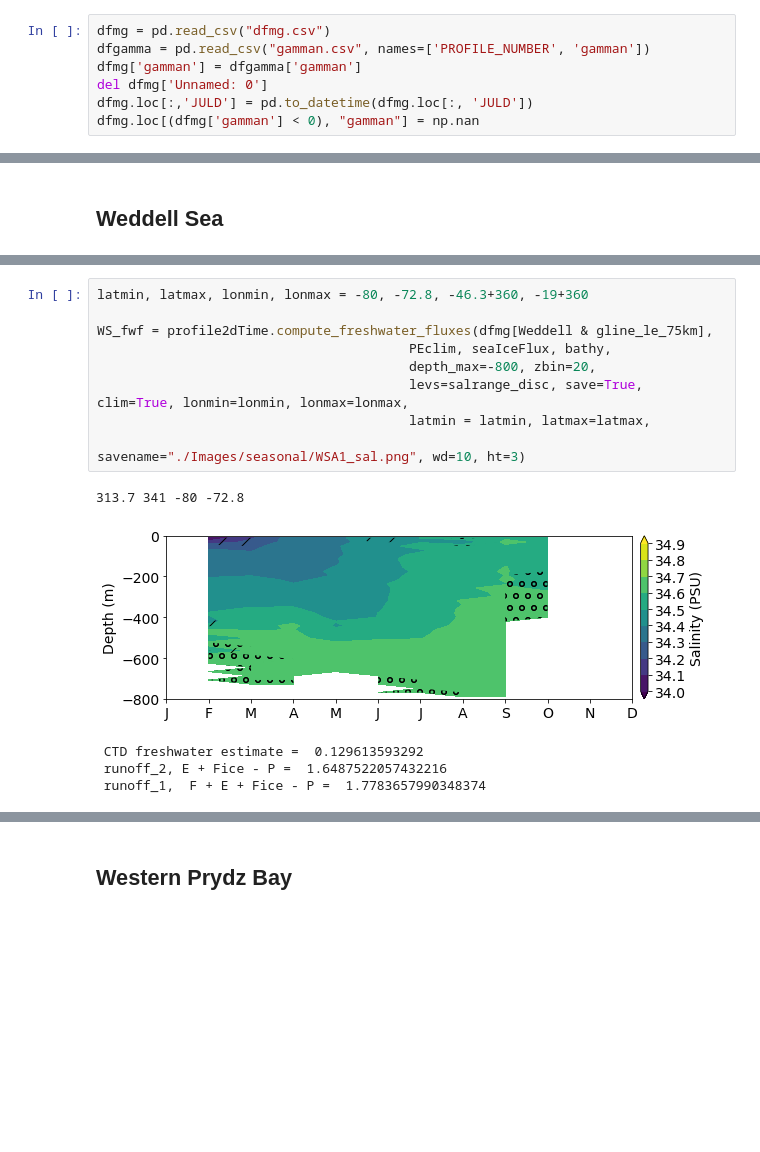
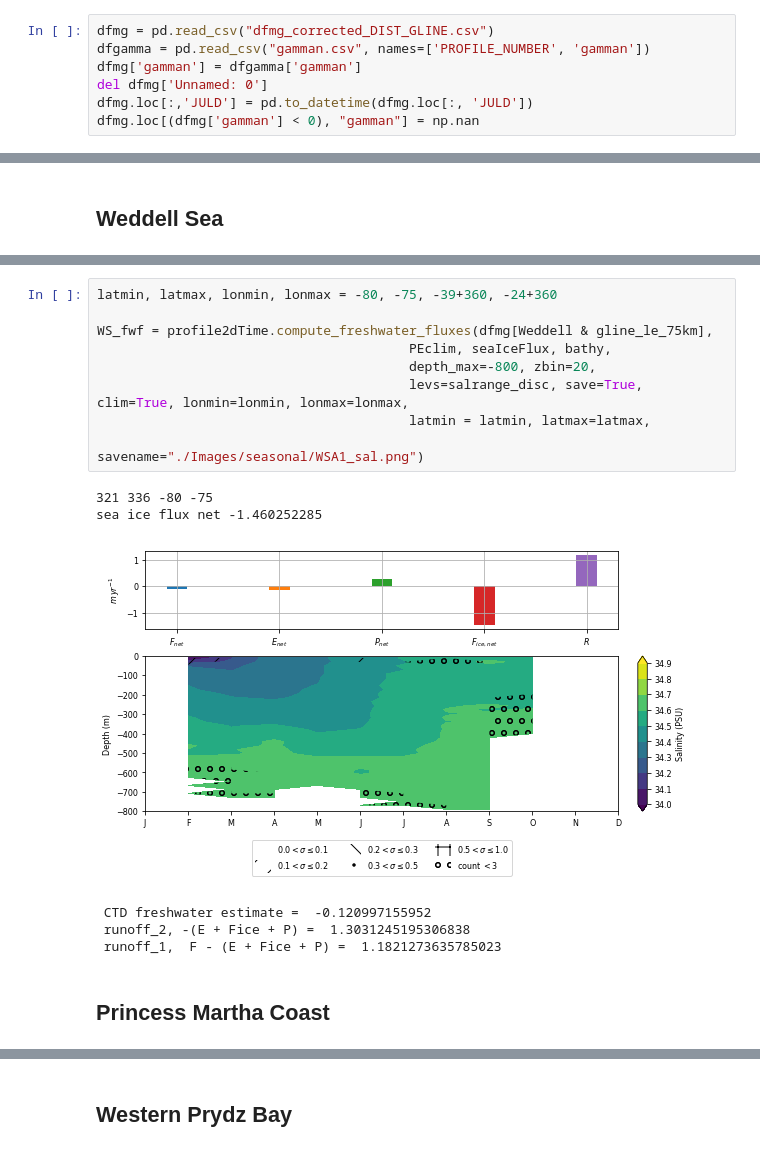
Before and after one commit to adityarn/antarctic_margins_MEOP, a Jupyter notebook: FreshwaterFluxes.ipynb, the cells around one changed output, grey strips where cells are left out. Cells and saved outputs as stored; diff of their text form; blank space fills up the shorter version.

```diff
--- a/FreshwaterFluxes.ipynb
+++ b/FreshwaterFluxes.ipynb
@@ -19,7 +20,7 @@ import numpy.ma as ma
 # %%
 from xgcm import Grid
 # %%
-dfmg = pd.read_csv("dfmg.csv")
+dfmg = pd.read_csv("dfmg_corrected_DIST_GLINE.csv")
 dfgamma = pd.read_csv("gamman.csv", names=['PROFILE_NUMBER', 'gamman'])
 dfmg['gamman'] = dfgamma['gamman']
 del dfmg['Unnamed: 0']
@@ -403,15 +400,18 @@ RS_fwf = profile2dTime.compute_freshwater_fluxes(dfmg[Ross & gline_le_75km],
 # %%
-latmin, latmax, lonmin, lonmax = -80, -72.8, -46.3+360, -19+360
+latmin, latmax, lonmin, lonmax = -80, -75, -39+360, -24+360
 
 WS_fwf = profile2dTime.compute_freshwater_fluxes(dfmg[Weddell & gline_le_75km],
                                         PEclim, seaIceFlux, bathy,
                                         depth_max=-800, zbin=20,
                                         levs=salrange_disc, save=True, clim=True, lonmin=lonmin, lonmax=lonmax,
                                         latmin = latmin, latmax=latmax,
-                                        savename="./Images/seasonal/WSA1_sal.png", wd=10, ht=3)
+                                        savename="./Images/seasonal/WSA1_sal.png")
 # %% [output]
-313.7 341 -80 -72.8
+321 336 -80 -75
+sea ice flux net -1.460252285
-[figure, old version]
+[figure, new version]
- CTD freshwater estimate =  0.129613593292
- runoff_2, E + Fice - P =  1.6487522057432216
- runoff_1,  F + E + Fice - P =  1.7783657990348374
+ CTD freshwater estimate =  -0.120997155952
+ runoff_2, -(E + Fice + P) =  1.3031245195306838
+ runoff_1,  F - (E + Fice + P) =  1.1821273635785023
+# %% [markdown]
+## Princess Martha Coast
```
Also changed, not shown: parts of 60 cells of this notebook, 30 other files.
